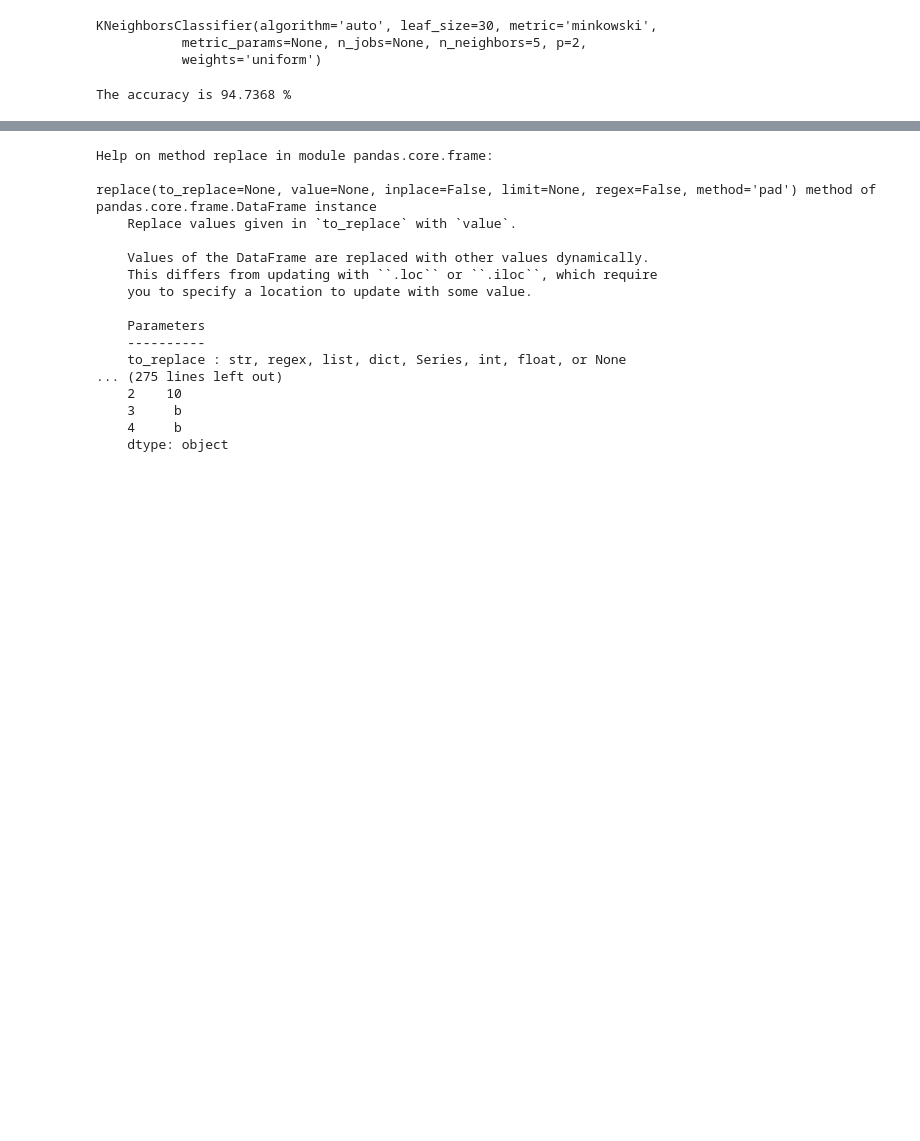
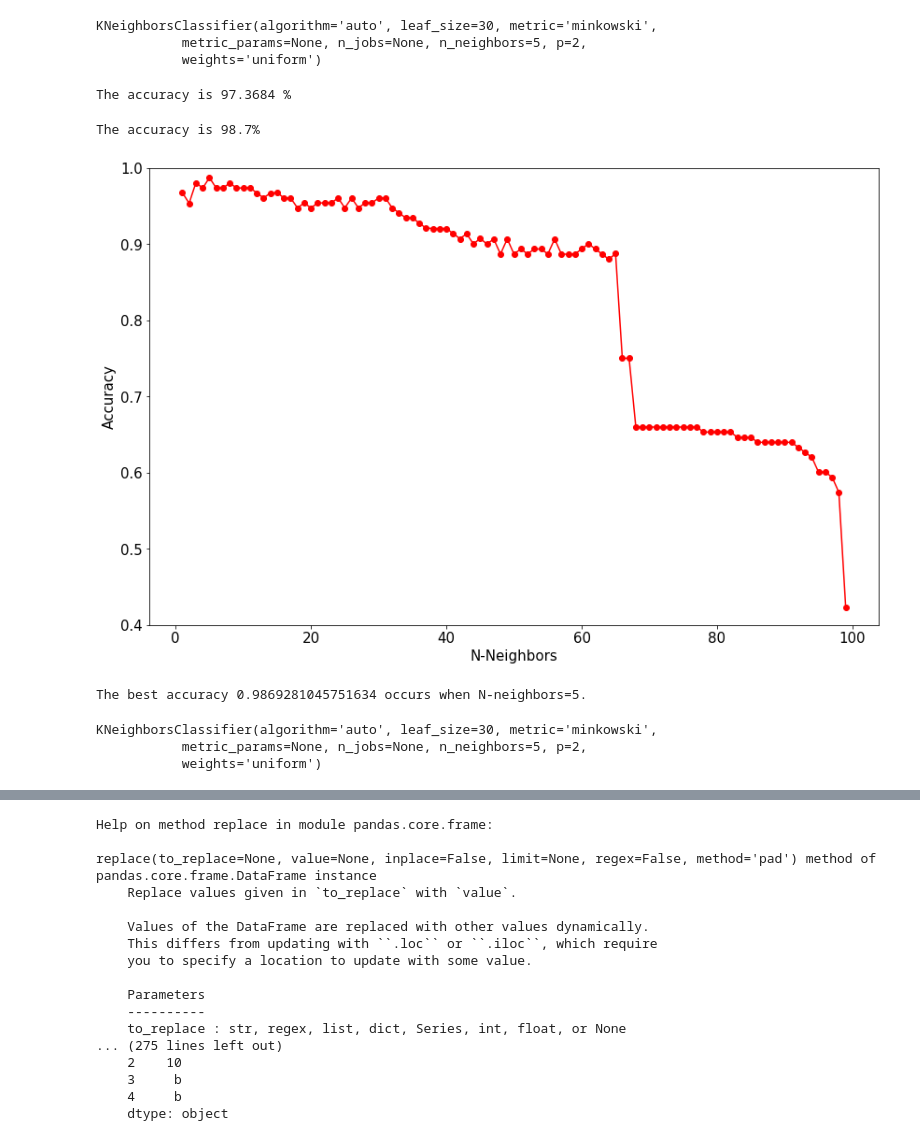
Before and after one commit to rovvvn/2017-cmp, a Jupyter notebook: ASCANO-HW12-KNN-ML.ipynb, the cells around one changed output, grey strips where cells are left out. Saved outputs shown, nothing was run; the diff lists cells and outputs as text; code cells hidden in the pictures; blank space fills up the shorter version.

```diff
--- a/ASCANO-HW12-KNN-ML.ipynb
+++ b/ASCANO-HW12-KNN-ML.ipynb
@@ -12,20 +12,12 @@ Choose a dataset from UC Irvine Machine Learning Repository! and apply the Kneig
 # %%
 import numpy as np
 import pandas as pd
-from collections import OrderedDict
 
 
 df = pd.read_csv('~/Desktop/bezdekIris.data.txt', sep=",")
 
 X = np.array(df.drop(['class'], 1, inplace=None))
-Y = np.array(df['class'])
+y = np.array(df['class'])
 
 #print(X)
 #print(Y)
-
-iris = pd.DataFrame(df)
-iris = iris.replace({'class':{'Iris-setosa': 'y', 'Iris-versicolor': 'b', 'Iris-virginica': 'r'}})
-# ^^^ replace iris types under 'class' column to corresponding color
-color_scheme = np.array(iris['class'])
-
-print(color_scheme)
@@ -84,6 +87,6 @@ iris
 # %%
 from sklearn.model_selection import train_test_split
 
-X_train, X_test, y_train, y_test = train_test_split(X,Y)
+X_train, X_test, y_train, y_test = train_test_split(X,y)
 
 # Split arrays or matrices into random train and test subsets
@@ -100,9 +111,48 @@ KNeighborsClassifier(algorithm='auto', leaf_size=30, metric='minkowski',
 # %%
 # test the accuracy
 
-accuracy = classifier.score(X_test, y_test) * 100
+accuracy = classifier.score(X_test, y_test)*100
 print("The accuracy is {0:.4f} %".format(accuracy))
 
 # .score included in the sklearn.neighbors kit to standardize the data w/o using numpy
 # %% [output]
-The accuracy is 94.7368 %
+The accuracy is 97.3684 %
+# %%
+from sklearn.model_selection import cross_val_score
+
+scores = cross_val_score(classifier, X, y, scoring = 'accuracy')
+average_accuracy = np.mean(scores)*100
+
+print("The accuracy is {0:.1f}%".format(average_accuracy))
+# %% [output]
+The accuracy is 98.7%
+# %%
+import warnings
+warnings.filterwarnings('ignore')
+
+avg_scores = []
+all_scores = []
+parameters = list(range(1,100))
+
+for n_neighbors in parameters:
+    classifier2 = KNeighborsClassifier(n_neighbors=n_neighbors)
+    scores = cross_val_score(classifier2, X, y, scoring = 'accuracy')
+    avg_scores.append(np.mean(scores))
+    all_scores.append(scores)
+
+#print(parameters)
+# %%
+#%matplotlib inline
+
+plt.plot(parameters, avg_scores, '-ro')
+plt.xlabel('N-Neighbors')
+plt.ylabel('Accuracy')
+plt.ylim([0.4,1.0])
+
+plt.show()
+# %% [output]
+[figure, added]
+# %%
+print('The best accuracy',max(avg_scores),'occurs when N-neighbors=5.')
+# %% [output]
+The best accuracy 0.9869281045751634 occurs when N-neighbors=5.
@@ -109 +164,7 @@ The accuracy is 94.7368 %
+# %%
+classifier3.fit(X2_train, y2_train)
+# %% [output]
+KNeighborsClassifier(algorithm='auto', leaf_size=30, metric='minkowski',
+           metric_params=None, n_jobs=None, n_neighbors=5, p=2,
+           weights='uniform')
 # %%
```
Also changed, not shown: parts of 20 cells of this notebook.
